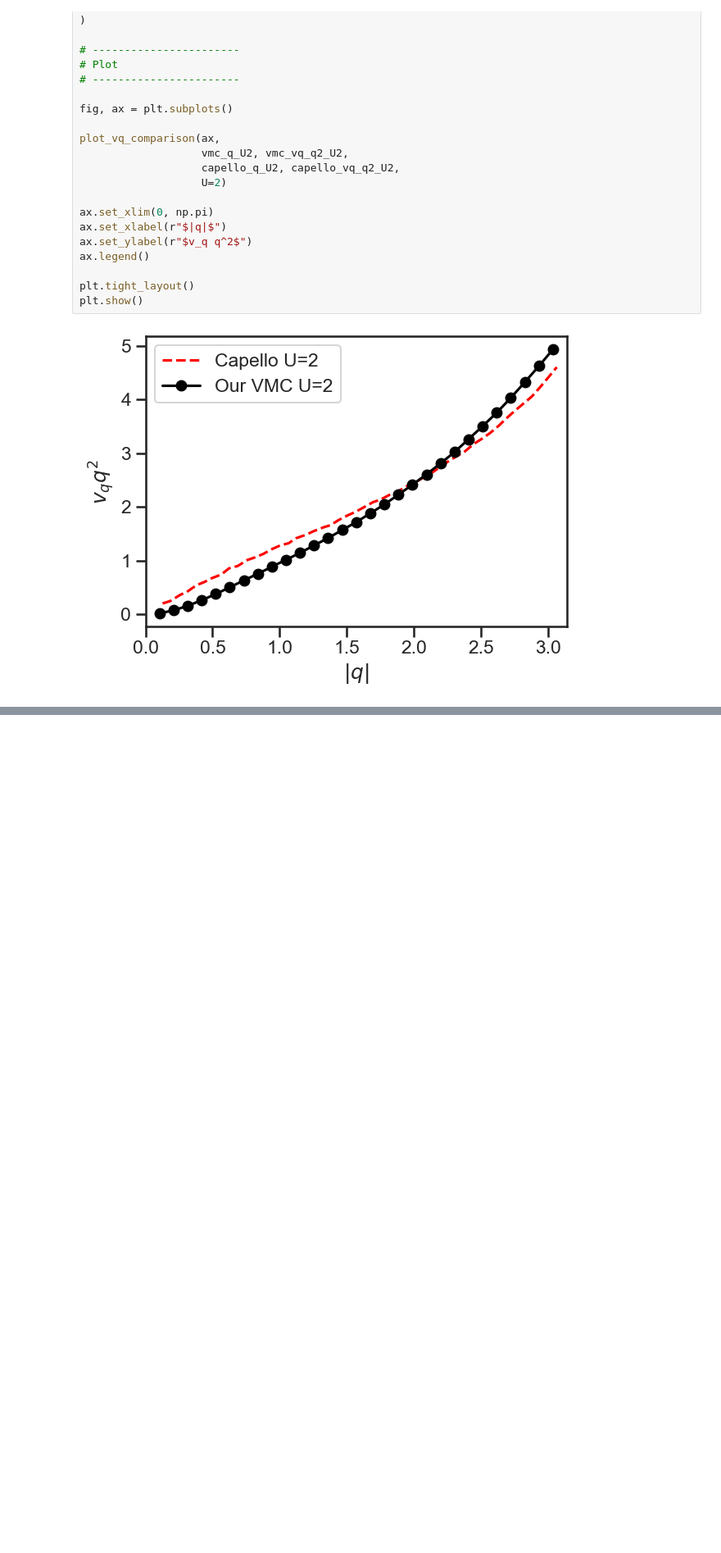
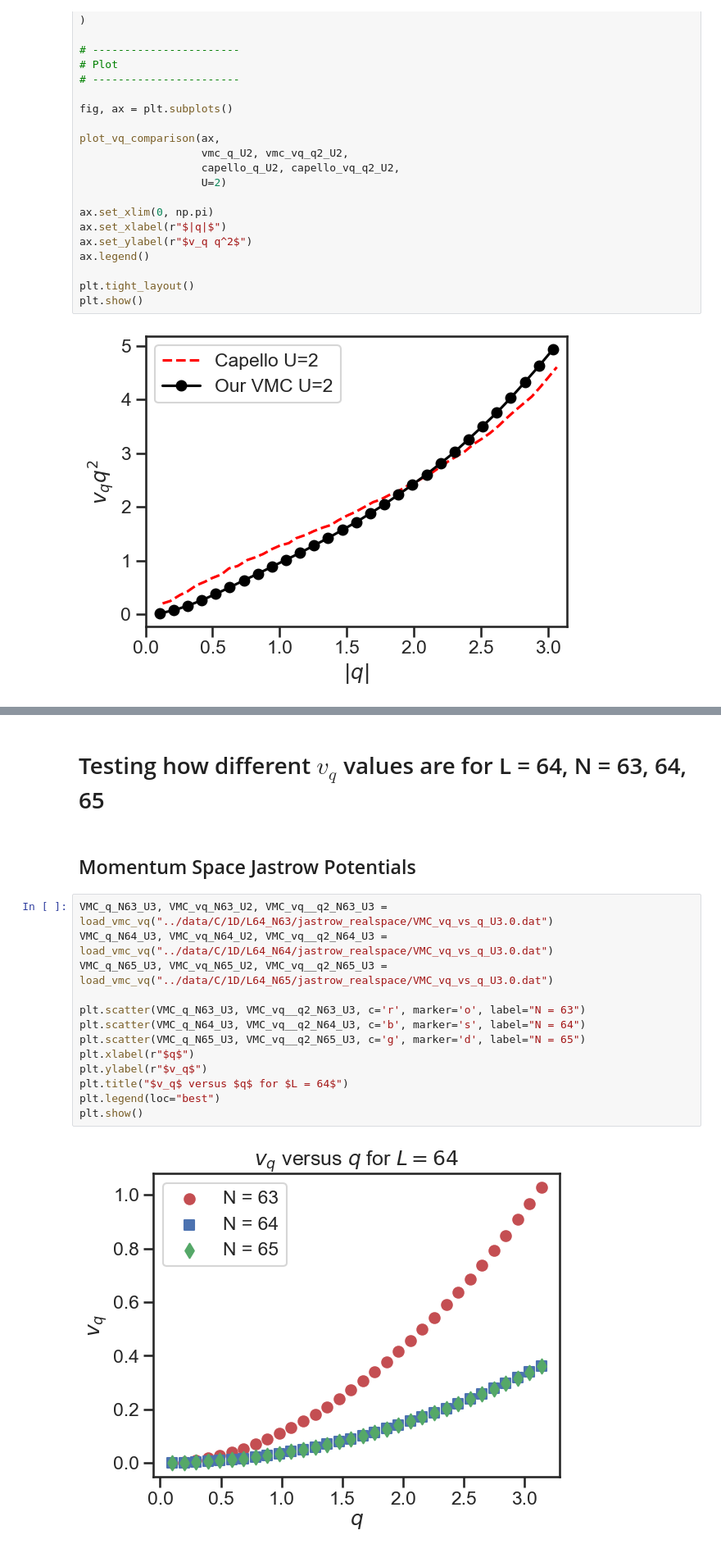
Before and after one commit to wmallah/Bose_Hubbard_VMC, a Jupyter notebook: VMCBoseHubbard/analysis_scripts/benchmark.ipynb, the cells around one changed output, grey strips where cells are left out. Shown at 82% size. Cells and saved outputs as stored; diff of their text form; blank space fills up the shorter version.

```diff
--- a/VMCBoseHubbard/analysis_scripts/benchmark.ipynb
+++ b/VMCBoseHubbard/analysis_scripts/benchmark.ipynb
@@ -861,0 +939,19 @@ U
+# %% [markdown]
+# Testing how different $v_q$ values are for L = 64, N = 63, 64, 65
+# %% [markdown]
+## Momentum Space Jastrow Potentials
+# %%
+VMC_q_N63_U3, VMC_vq_N63_U2, VMC_vq__q2_N63_U3 = load_vmc_vq("../data/C/1D/L64_N63/jastrow_realspace/VMC_vq_vs_q_U3.0.dat")
+VMC_q_N64_U3, VMC_vq_N64_U2, VMC_vq__q2_N64_U3 = load_vmc_vq("../data/C/1D/L64_N64/jastrow_realspace/VMC_vq_vs_q_U3.0.dat")
+VMC_q_N65_U3, VMC_vq_N65_U2, VMC_vq__q2_N65_U3 = load_vmc_vq("../data/C/1D/L64_N65/jastrow_realspace/VMC_vq_vs_q_U3.0.dat")
+
+plt.scatter(VMC_q_N63_U3, VMC_vq__q2_N63_U3, c='r', marker='o', label="N = 63")
+plt.scatter(VMC_q_N64_U3, VMC_vq__q2_N64_U3, c='b', marker='s', label="N = 64")
+plt.scatter(VMC_q_N65_U3, VMC_vq__q2_N65_U3, c='g', marker='d', label="N = 65")
+plt.xlabel(r"$q$")
+plt.ylabel(r"$v_q$")
+plt.title("$v_q$ versus $q$ for $L = 64$")
+plt.legend(loc="best")
+plt.show()
+# %% [output]
+[figure, added]
```
Also changed, not shown: parts of 16 cells of this notebook, 14 other files.
